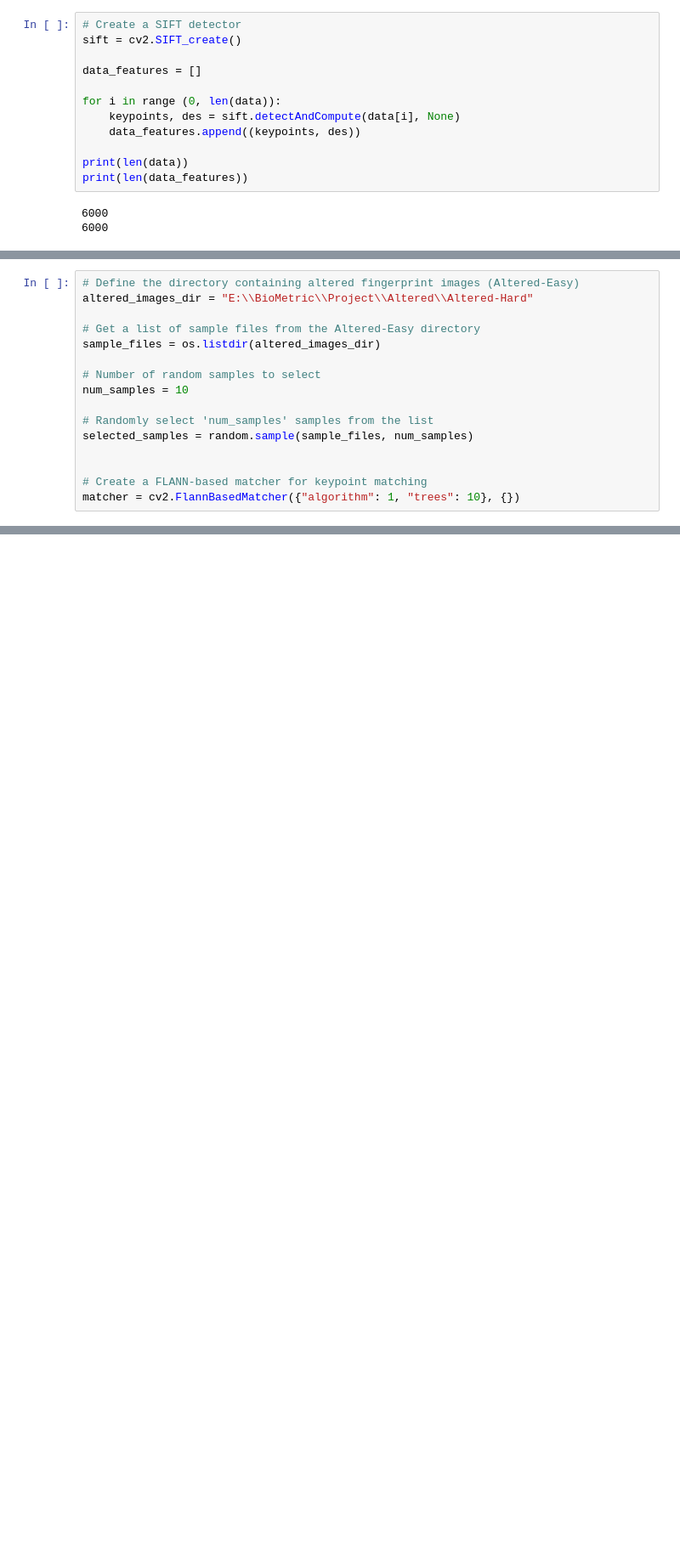
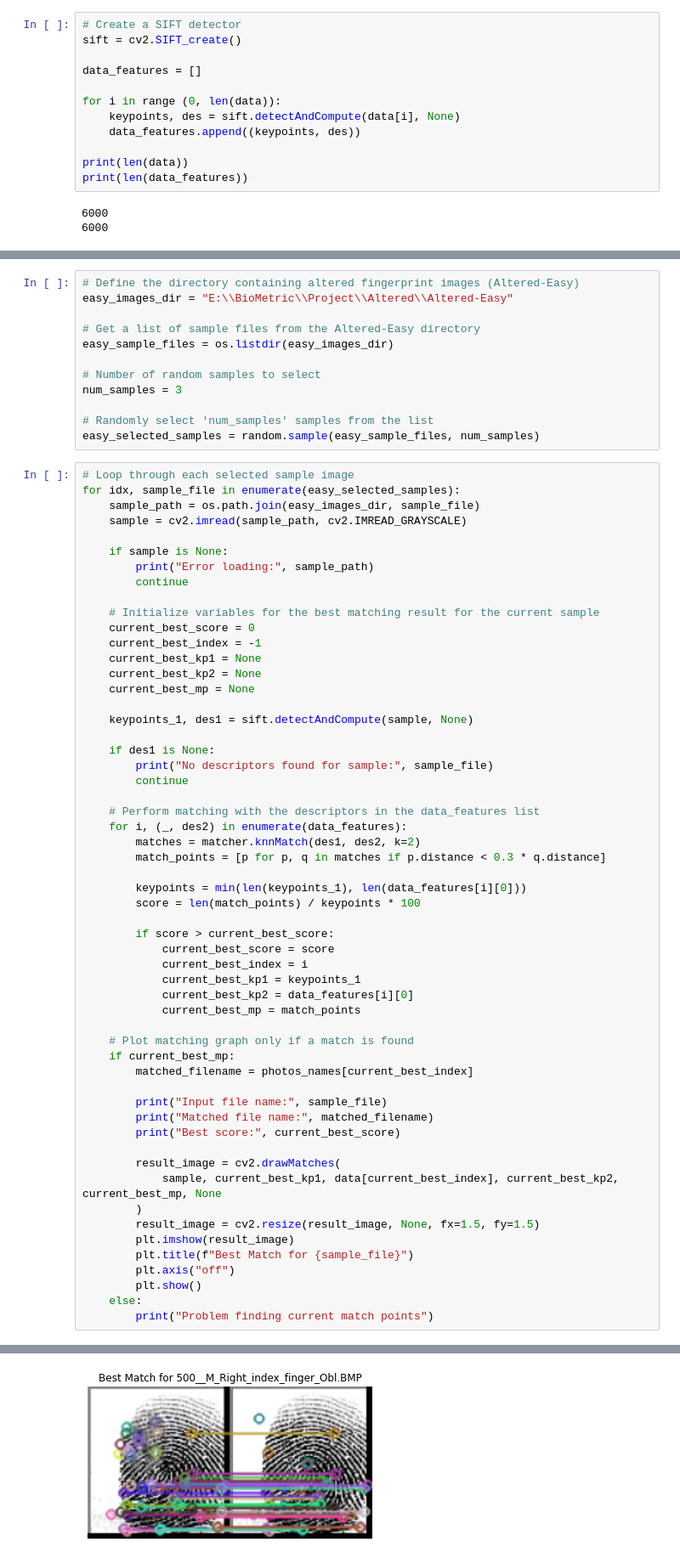
Before and after one commit to ndmch3w/FingerprintBiometric, a Jupyter notebook: biometric.ipynb, the cells around one changed output, grey strips where cells are left out. Shown at 85% size. Drawn from its saved outputs; the diff is of its cells as text; blank space fills up the shorter version.

```diff
--- a/biometric.ipynb
+++ b/biometric.ipynb
@@ -357,16 +401,69 @@ print(len(data_features))
 # %%
 # Define the directory containing altered fingerprint images (Altered-Easy)
-altered_images_dir = "E:\\BioMetric\\Project\\Altered\\Altered-Hard"
+easy_images_dir = "E:\\BioMetric\\Project\\Altered\\Altered-Easy"
 
 # Get a list of sample files from the Altered-Easy directory
-sample_files = os.listdir(altered_images_dir)
+easy_sample_files = os.listdir(easy_images_dir)
 
 # Number of random samples to select
-num_samples = 10
+num_samples = 3
 
 # Randomly select 'num_samples' samples from the list
-selected_samples = random.sample(sample_files, num_samples)
-
-
-# Create a FLANN-based matcher for keypoint matching
-matcher = cv2.FlannBasedMatcher({"algorithm": 1, "trees": 10}, {})
+easy_selected_samples = random.sample(easy_sample_files, num_samples)
+# %%
+# Loop through each selected sample image
+for idx, sample_file in enumerate(easy_selected_samples):
+    sample_path = os.path.join(easy_images_dir, sample_file)
+    sample = cv2.imread(sample_path, cv2.IMREAD_GRAYSCALE)
+
+    if sample is None:
+        print("Error loading:", sample_path)
+        continue
+
+    # Initialize variables for the best matching result for the current sample
+    current_best_score = 0
+    current_best_index = -1
+    current_best_kp1 = None
+    current_best_kp2 = None
+    current_best_mp = None
+
+    keypoints_1, des1 = sift.detectAndCompute(sample, None)
+
+    if des1 is None:
+        print("No descriptors found for sample:", sample_file)
+        continue
+
+    # Perform matching with the descriptors in the data_features list
+    for i, (_, des2) in enumerate(data_features):
+        matches = matcher.knnMatch(des1, des2, k=2)
+        match_points = [p for p, q in matches if p.distance < 0.3 * q.distance]
+
+        keypoints = min(len(keypoints_1), len(data_features[i][0]))
+        score = len(match_points) / keypoints * 100
+
+        if score > current_best_score:
+            current_best_score = score
+            current_best_index = i
+            current_best_kp1 = keypoints_1
+            current_best_kp2 = data_features[i][0]
+            current_best_mp = match_points
+
+    # Plot matching graph only if a match is found
+    if current_best_mp:
+        matched_filename = photos_names[current_best_index]
+
+        print("Input file name:", sample_file)
+        print("Matched file name:", matched_filename)
+        print("Best score:", current_best_score)
+
+        result_image = cv2.drawMatches(
+            sample, current_best_kp1, data[current_best_index], current_best_kp2, current_best_mp, None
+        )
+        result_image = cv2.resize(result_image, None, fx=1.5, fy=1.5)
+        plt.imshow(result_image)
+        plt.title(f"Best Match for {sample_file}")
+        plt.axis("off")
+        plt.show()
+    else:
+        print("Problem finding current match points")
+# %% [output]
@@ -372,0 +473 @@ matcher = cv2.FlannBasedMatcher({"algorithm": 1, "trees": 10}, {})
+[figure, added]
```
Also changed, not shown: parts of 21 cells of this notebook.
